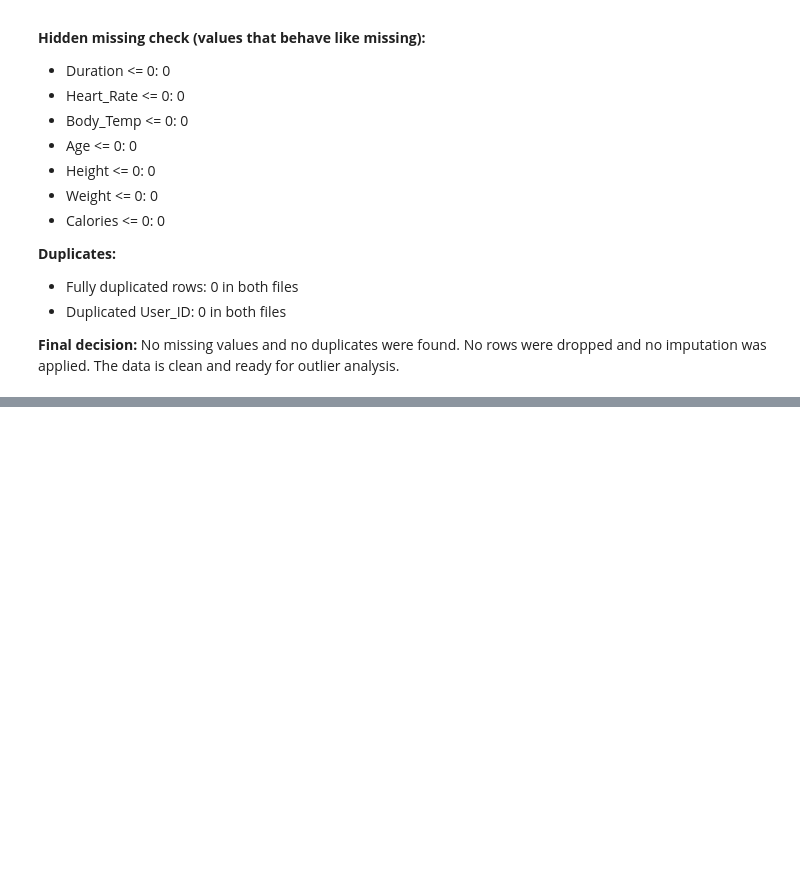
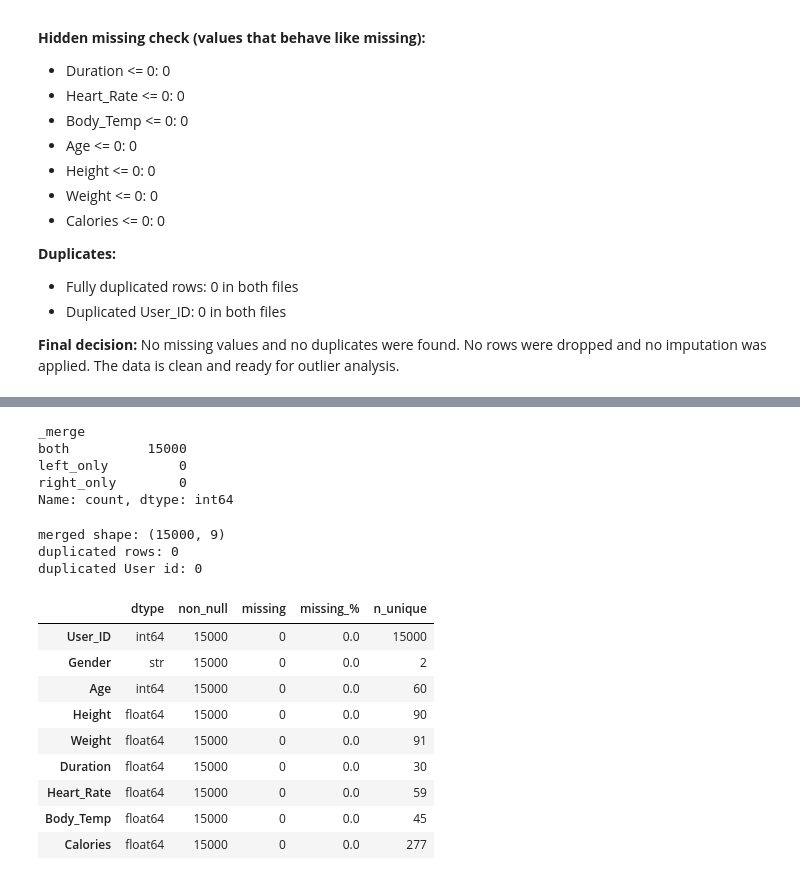
Before and after one commit to Sheyda-Fathi/fitness-calories-eda, a Jupyter notebook: notebooks/01_cleaning.ipynb, the cells around one changed output, grey strips where cells are left out. Saved outputs shown, nothing was run; the diff lists cells and outputs as text; code cells hidden in the pictures; blank space fills up the shorter version.

```diff
--- a/notebooks/01_cleaning.ipynb
+++ b/notebooks/01_cleaning.ipynb
@@ -265,0 +292,29 @@ The data is clean and ready for outlier analysis.
+# %%
+test_merge = exercise.merge(calories,on="User_ID",how="outer",indicator=True)
+print(test_merge['_merge'].value_counts())
+# %% [output]
+_merge
+both          15000
+left_only         0
+right_only        0
+Name: count, dtype: int64
+# %%
+print("merged shape:", df.shape)
+print("duplicated rows:", df.duplicated().sum())
+print("duplicated User id:", df.duplicated(subset="User_ID").sum())
+print()
+audit_table(df)
+# %% [output]
+merged shape: (15000, 9)
+duplicated rows: 0
+duplicated User id: 0
+|  | dtype | non_null | missing | missing_% | n_unique |
+| User_ID | int64 | 15000 | 0 | 0.0 | 15000 |
+| Gender | str | 15000 | 0 | 0.0 | 2 |
+| Age | int64 | 15000 | 0 | 0.0 | 60 |
+| Height | float64 | 15000 | 0 | 0.0 | 90 |
+| Weight | float64 | 15000 | 0 | 0.0 | 91 |
+| Duration | float64 | 15000 | 0 | 0.0 | 30 |
+| Heart_Rate | float64 | 15000 | 0 | 0.0 | 59 |
+| Body_Temp | float64 | 15000 | 0 | 0.0 | 45 |
+| Calories | float64 | 15000 | 0 | 0.0 | 277 |
```
Also changed, not shown: parts of 3 cells of this notebook.
